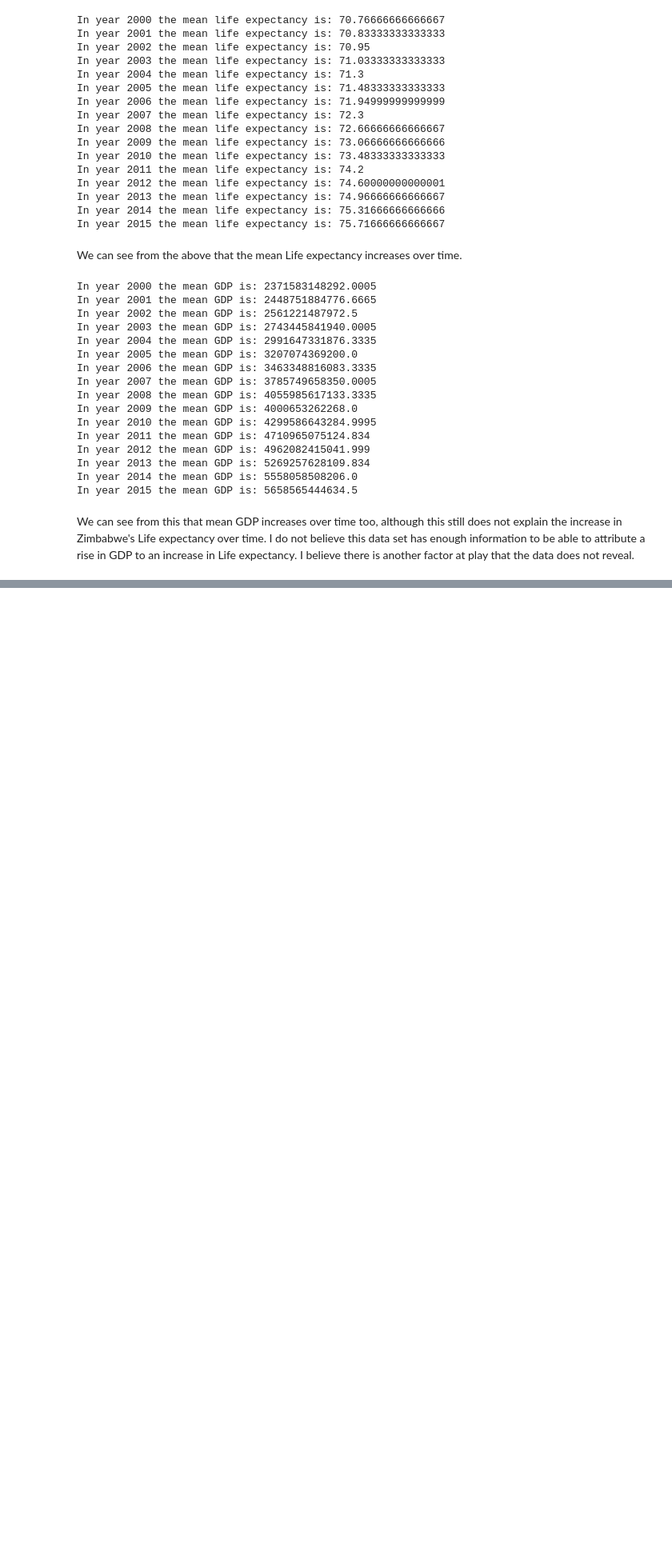
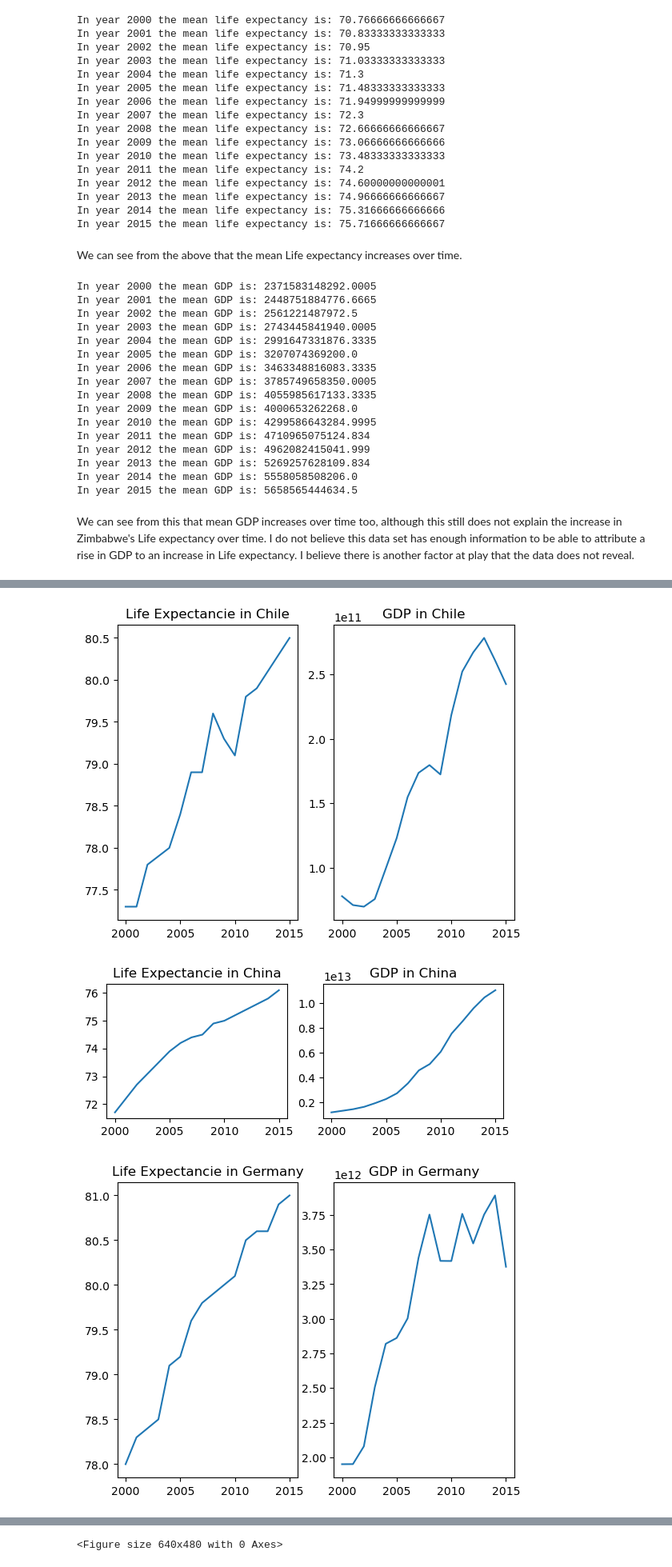
Before and after one commit to jedijoff/Life-Expectancy-and-GDP-Starter, a Jupyter notebook: life_expectancy_gdp.ipynb, the cells around one changed output, grey strips where cells are left out. Shown at 80% size. Cells and saved outputs as stored; diff of their text form; code cells hidden in the pictures; blank space fills up the shorter version.

```diff
--- a/life_expectancy_gdp.ipynb
+++ b/life_expectancy_gdp.ipynb
@@ -126,0 +163,60 @@ We can see from this that mean GDP increases over time too, although this still
+# %%
+chile_data = life_expectancy_data[life_expectancy_data.Country == 'Chile']
+china_data = life_expectancy_data[life_expectancy_data.Country == 'China']
+germany_data = life_expectancy_data[life_expectancy_data.Country == 'Germany']
+mexico_data = life_expectancy_data[life_expectancy_data.Country == 'Mexico']
+usa_data = life_expectancy_data[life_expectancy_data.Country == 'United States of America']
+# %%
+# Chile
+plt.subplot(1,2,1)
+plt.plot(chile_data.Year, chile_data['Life expectancy at birth (years)'])
+plt.title('Life Expectancie in Chile')
+plt.subplot(1,2,2)
+plt.plot(chile_data.Year, chile_data.GDP)
+plt.title('GDP in Chile')
+plt.show()
+plt.clf()
+
+# China
+plt.subplot(2,2,1)
+plt.plot(china_data.Year, china_data['Life expectancy at birth (years)'])
+plt.title('Life Expectancie in China')
+plt.subplot(2,2,2)
+plt.plot(china_data.Year, china_data.GDP)
+plt.title('GDP in China')
+plt.show()
+plt.clf()
+
+# Germany
+plt.subplot(1,2,1)
+plt.plot(germany_data.Year, germany_data['Life expectancy at birth (years)'])
+plt.title('Life Expectancie in Germany')
+plt.subplot(1,2,2)
+plt.plot(germany_data.Year, germany_data.GDP)
+plt.title('GDP in Germany')
+plt.show()
+plt.clf()
+
+# Mexico
+plt.subplot(1,2,1)
+plt.plot(mexico_data.Year, mexico_data['Life expectancy at birth (years)'])
+plt.title('Life Expectancie in Mexico')
+plt.subplot(1,2,2)
+plt.plot(mexico_data.Year, mexico_data.GDP)
+plt.title('GDP in Mexico')
+plt.show()
+plt.clf()
+
+# USA
+plt.subplot(1,2,1)
+plt.plot(usa_data.Year, usa_data['Life expectancy at birth (years)'])
+plt.title('Life Expectancie in USA')
+plt.subplot(1,2,2)
+plt.plot(usa_data.Year, usa_data.GDP)
+plt.title('GDP in USA')
+plt.show()
+plt.clf()
+# %% [output]
+[figure, added]
+[figure, added]
+[figure, added]
@@ -126,0 +225 @@ We can see from this that mean GDP increases over time too, although this still
+<Figure size 640x480 with 0 Axes>
```
Also changed, not shown: parts of 7 cells of this notebook.
